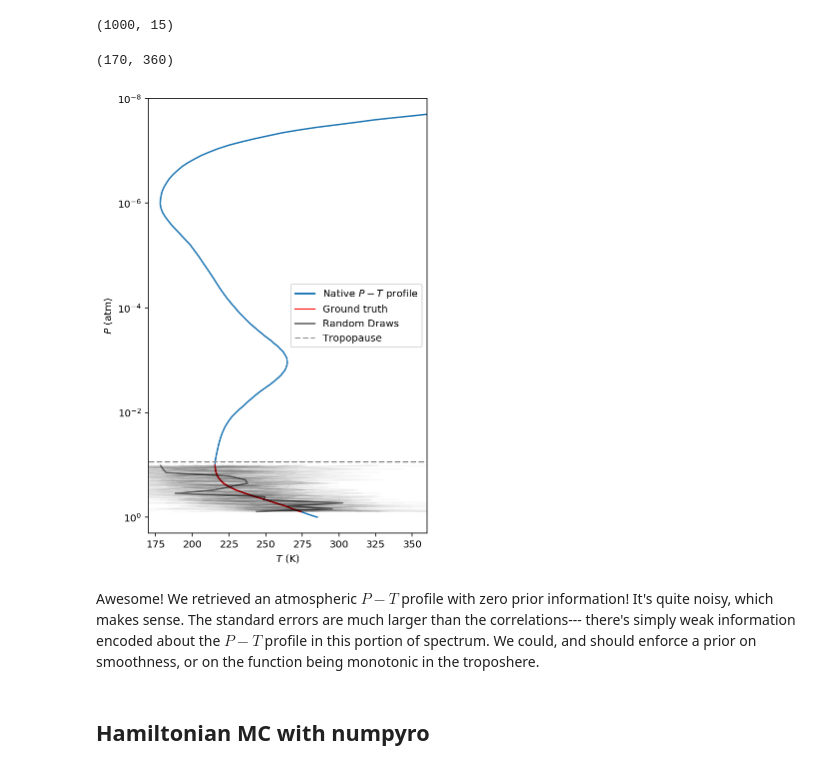
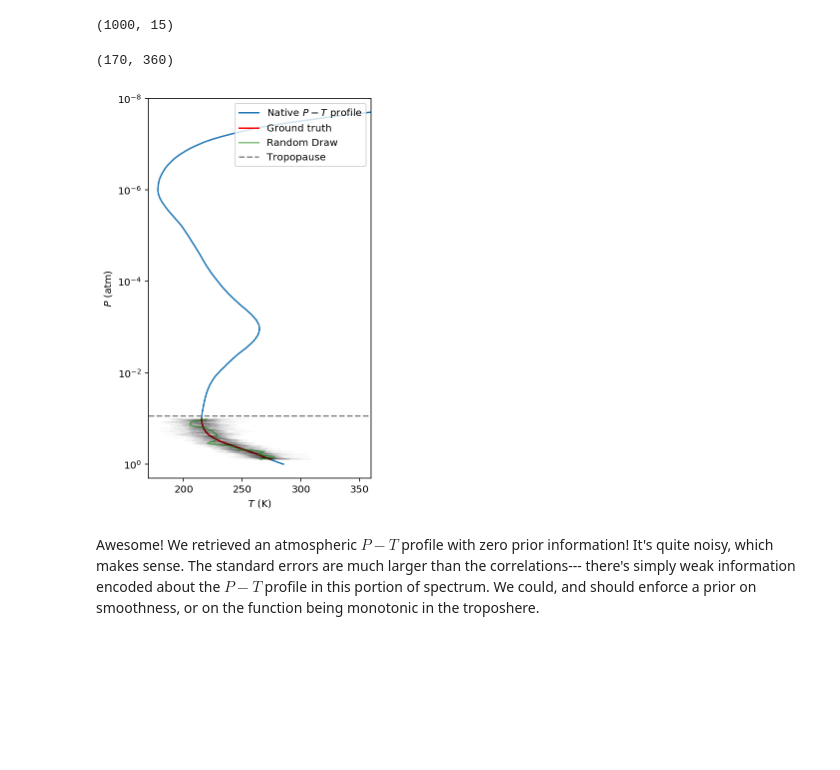
Before and after one commit to BrownDwarf/fiatlux, a Jupyter notebook: notebooks/09_atmospheric_retrieval.ipynb, the cells around one changed output. Cells and saved outputs as stored; diff of their text form; code cells hidden in the pictures; blank space fills up the shorter version.

```diff
--- a/notebooks/09_atmospheric_retrieval.ipynb
+++ b/notebooks/09_atmospheric_retrieval.ipynb
@@ -280,12 +271,12 @@ import numpy as onp
 # %%
-inds = np.array(onp.digitize(wls, wl_hpf))
+inds = np.array(np.digitize(wls, wl_hpf))
 noise_free_spectrum = np.array([noise_free_spectrum_high_sampling[inds == i].mean() for i in range(2040)])
 # %%
 noise_free_spectrum.shape
 # %% [output]
 (2040,)
 # %%
-sigma_noise = 0.02 # SNR 50 per pixel
+sigma_noise = 0.002 # SNR 500 per pixel
 noise_draw = sigma_noise*random.normal(random.PRNGKey(312), shape=wl_hpf.shape)
 # %%
 synthetic_spectrum = noise_free_spectrum + noise_draw
@@ -345,7 +336,7 @@ We can also apply the Hessian directly:
 def log_likelihood(T_input):
     model = mean_model_func(T_input)
     resid = synthetic_spectrum - model
-    chi_sq = -0.5*np.sum(resid**2/0.02**2)
+    chi_sq = -0.5*np.sum(resid**2/0.002**2)
     return chi_sq
 # %%
 from jax import hessian
@@ -392,25 +383,23 @@ draws.shape
 # %% [output]
 (1000, 15)
 # %%
-plt.figure(figsize=(5,8))
+plt.figure(figsize=(4,7))
 plt.plot(ngt_atm['TEM [K]'], ngt_atm['PRE [mb]']/1013.25, label='Native $P-T$ profile')
 plt.plot(T_vec, P_vec, color='r', label='Ground truth')
 
 
 for j in range(1, 100):
     plt.plot(draws[j], P_vec, 'k-', label=None, alpha=0.02)
-plt.plot(draws[0], P_vec, label='Random Draws', color='k', alpha=0.5)
+plt.plot(draws[0], P_vec, label='Random Draw', color='g', alpha=0.5)
 
 
 plt.axhline(ngt_atm.loc[17, 'PRE [mb]']/1013.25, linestyle='dashed', color='#888888', label='Tropopause')
 plt.ylim(2, 1e-8); plt.yscale('log'); plt.ylabel('$P$ (atm)'); plt.xlabel('$T$ (K)');
-plt.legend();
+plt.legend(loc='upper right');
 plt.yscale('log')
 plt.xlim(170, 360)
 # %% [output]
 (170, 360)
-[figure, old version]
+[figure, new version]
 # %% [markdown]
 Awesome!  We retrieved an atmospheric $P-T$ profile with zero prior information!  It's quite noisy, which makes sense.  The standard errors are much larger than the correlations--- there's simply weak information encoded about the $P-T$ profile in this portion of spectrum.  We could, and should enforce a prior on smoothness, or on the function being monotonic in the troposhere.
-# %% [markdown]
-## Hamiltonian MC with numpyro
```
Also changed, not shown: parts of 27 cells of this notebook.
